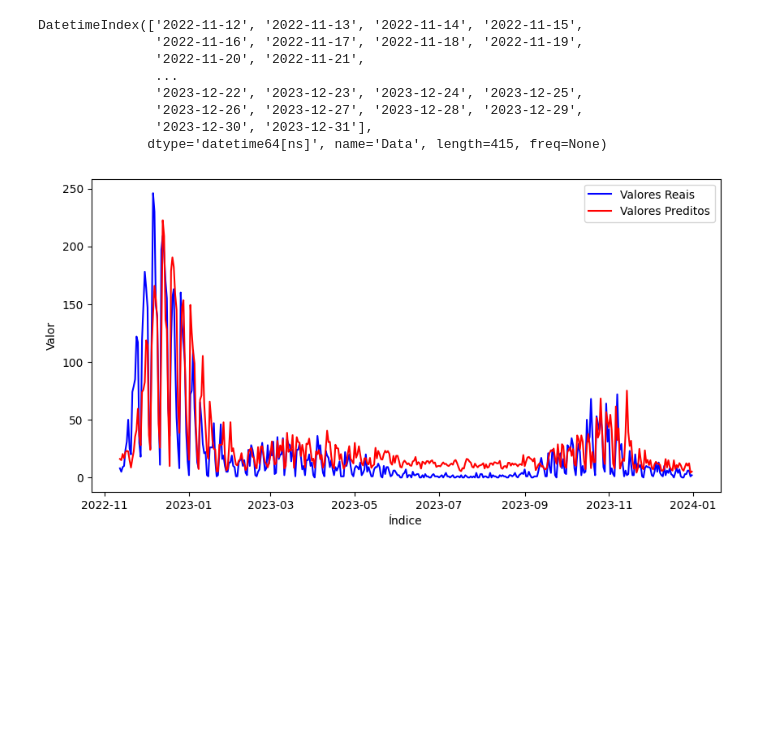
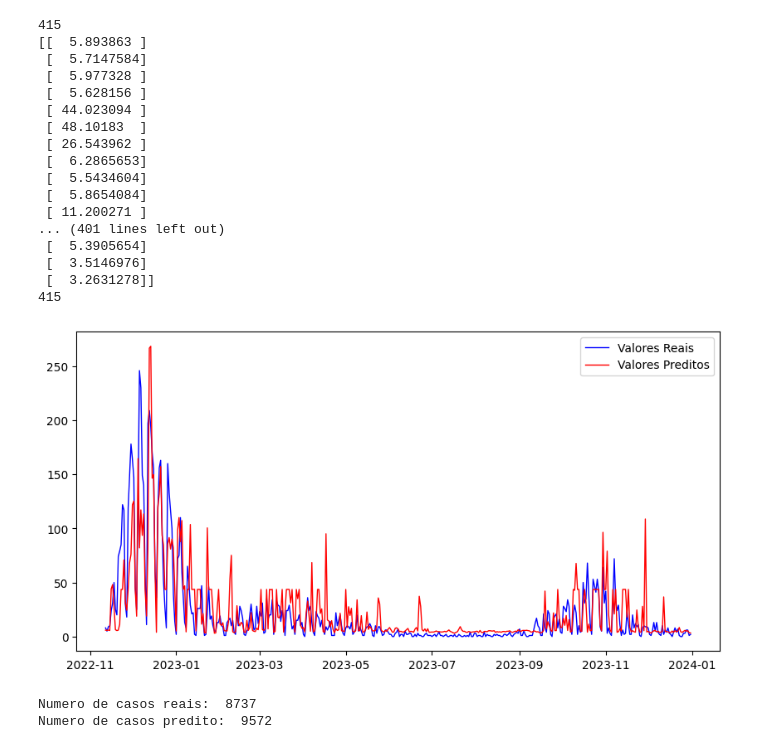
Before and after one commit to brunomaion/5-Modelos, a Jupyter notebook: rnn.ipynb, the cells around one changed output. Cells and saved outputs as stored; diff of their text form; code cells hidden in the pictures; blank space fills up the shorter version.

```diff
--- a/rnn.ipynb
+++ b/rnn.ipynb
@@ -122,21 +140,0 @@ AttributeError: module 'keras.src.backend' has no attribute 'convert_to_numpy'
-# %%
-from keras.models import Sequential
-from keras.layers import LSTM, GRU, Dense
-
-# Definindo o modelo Sequential
-model = Sequential()
-
-# Adicionando uma camada LSTM com 64 unidades
-model.add(LSTM(64, input_shape=(1, features), return_sequences=True))
-
-# Adicionando uma camada GRU com 32 unidades
-model.add(GRU(32))
-
-# Adicionando uma camada densa de saída com uma única unidade (para regressão) ou mais para classificação
-model.add(Dense(1))
-
-# Compilando o modelo
-model.compile(optimizer='adam', loss='mse')  # Mean Squared Error (MSE) para problemas de regressão
-
-# Exibindo o resumo do modelo
-model.summary()
@@ -235,25 +246,44 @@ ModuleNotFoundError: No module named 'RNNboost'
 # %%
-len(opiniao_XG)
+indexRnn = df[split:].index
+print(len(indexRnn))
 
-print(x_teste.index)
+print((opiniaoRNN))
+print(len(opiniaoRNN))
 
-serie_MLP = pd.Series(opiniao_XG, index=x_teste.index)
+opiniaoRNN = opiniaoRNN.flatten()
+serie_RNN = pd.Series(opiniaoRNN, index=indexRnn)
+
+
 
 
 plt.figure(figsize=(10, 5))
-plt.plot(y_teste, label='Valores Reais', color='blue')
-plt.plot(serie_MLP, label='Valores Preditos', color='red')
-plt.xlabel('Índice')
-plt.ylabel('Valor')
+plt.plot(y_testeGraf, label='Valores Reais', color='blue', linewidth=1  )
+plt.plot(serie_RNN, label='Valores Preditos', color='red', linewidth=1)
 plt.legend()
+plt.savefig('graficos/4-RNN.pdf', dpi=300, bbox_inches = "tight")
 plt.show()
+
+n_pred = int(serie_RNN.sum())
+print('Numero de casos reais: ', y_teste.sum())
+print('Numero de casos predito: ', n_pred)
 # %% [output]
-DatetimeIndex(['2022-11-12', '2022-11-13', '2022-11-14', '2022-11-15',
-               '2022-11-16', '2022-11-17', '2022-11-18', '2022-11-19',
-               '2022-11-20', '2022-11-21',
-               ...
-               '2023-12-22', '2023-12-23', '2023-12-24', '2023-12-25',
-               '2023-12-26', '2023-12-27', '2023-12-28', '2023-12-29',
-               '2023-12-30', '2023-12-31'],
-              dtype='datetime64[ns]', name='Data', length=415, freq=None)
+415
+[[  5.893863 ]
+ [  5.7147584]
+ [  5.977328 ]
+ [  5.628156 ]
+ [ 44.023094 ]
+ [ 48.10183  ]
+ [ 26.543962 ]
+ [  6.2865653]
+ [  5.5434604]
+ [  5.8654084]
+ [ 11.200271 ]
+... (401 lines left out)
+ [  5.3905654]
+ [  3.5146976]
+ [  3.2631278]]
+415
-[figure, old version]
+[figure, new version]
+Numero de casos reais:  8737
+Numero de casos predito:  9572
```
Also changed, not shown: parts of 8 cells of this notebook, 22 other files.
